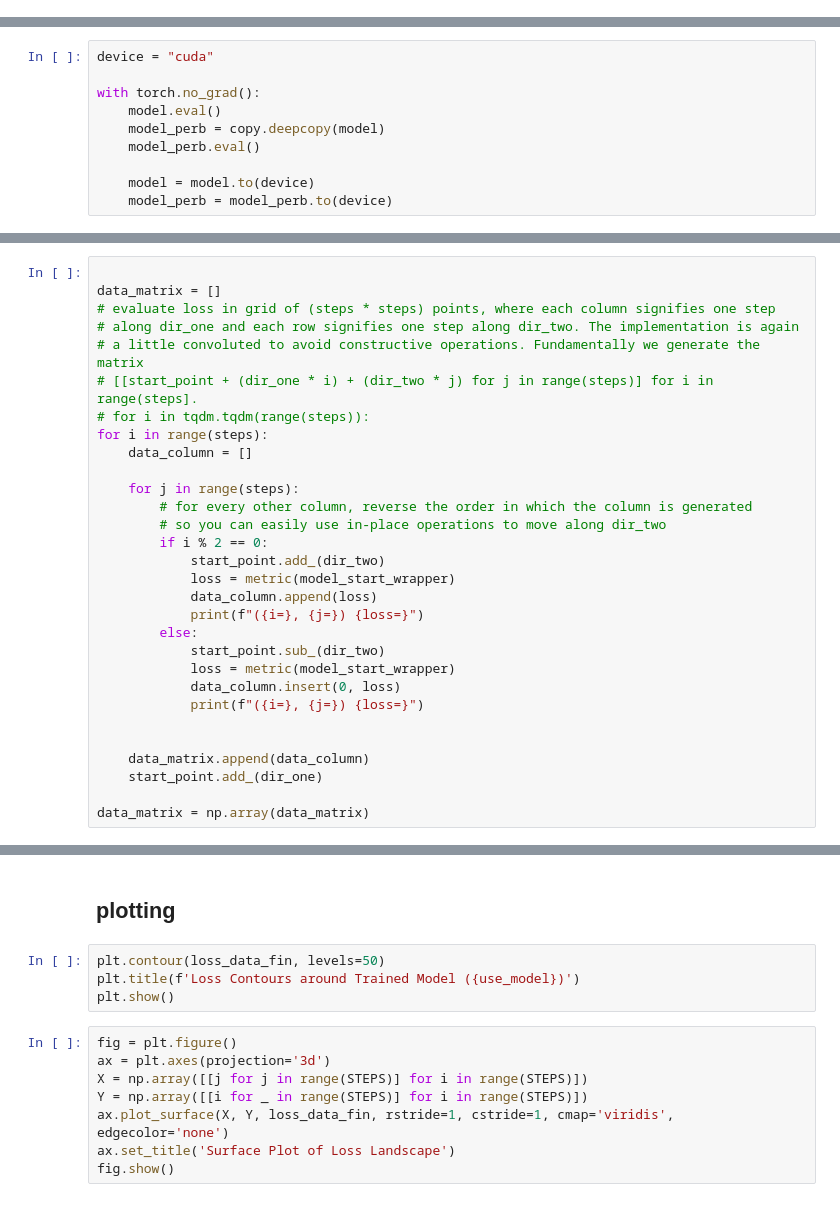
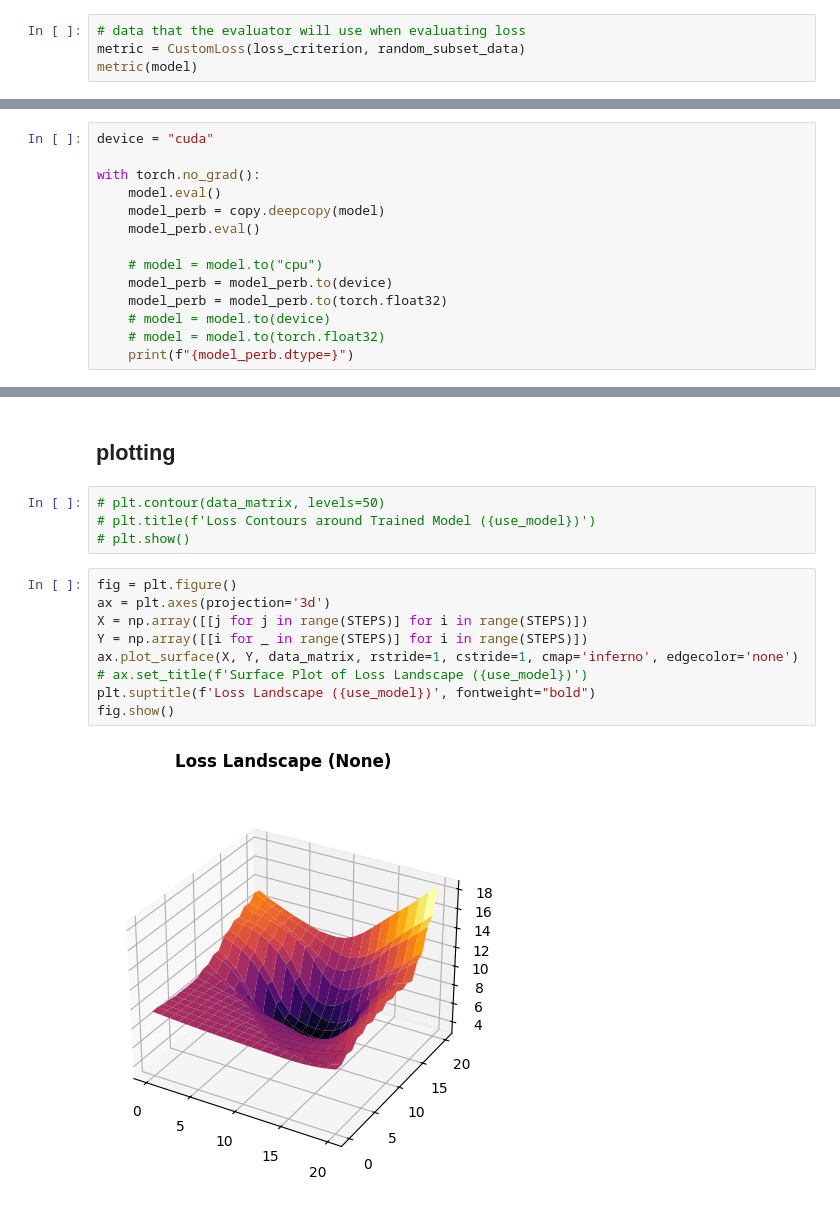
Before and after one commit to msakarvadia/memorization, a Jupyter notebook: figs/vis/loss_landscapes_2d.ipynb, the cells around one changed output, grey strips where cells are left out. Cells and saved outputs as stored; diff of their text form.

Commit message:
fix inf/nan issues (use float32)

```diff
--- a/figs/vis/loss_landscapes_2d.ipynb
+++ b/figs/vis/loss_landscapes_2d.ipynb
@@ -277,0 +287,4 @@ metric(model.to(device))
+# %%
+# data that the evaluator will use when evaluating loss
+metric = CustomLoss(loss_criterion, random_subset_data)
+metric(model)
@@ -283,5 +298,9 @@ with torch.no_grad():
     model_perb = copy.deepcopy(model)
     model_perb.eval()
 
-    model = model.to(device)
+    # model = model.to("cpu")
     model_perb = model_perb.to(device)
+    model_perb = model_perb.to(torch.float32)
+    # model = model.to(device)
+    # model = model.to(torch.float32)
+    print(f"{model_perb.dtype=}")
@@ -335,30 +325,0 @@ dir_one.parameters
-# %%
-
-data_matrix = []
-# evaluate loss in grid of (steps * steps) points, where each column signifies one step
-# along dir_one and each row signifies one step along dir_two. The implementation is again
-# a little convoluted to avoid constructive operations. Fundamentally we generate the matrix
-# [[start_point + (dir_one * i) + (dir_two * j) for j in range(steps)] for i in range(steps].
-# for i in tqdm.tqdm(range(steps)):
-for i in range(steps):
-    data_column = []
-
-    for j in range(steps):
-        # for every other column, reverse the order in which the column is generated
-        # so you can easily use in-place operations to move along dir_two
-        if i % 2 == 0:
-            start_point.add_(dir_two)
-            loss = metric(model_start_wrapper)
-            data_column.append(loss)
-            print(f"({i=}, {j=}) {loss=}")
-        else:
-            start_point.sub_(dir_two)
-            loss = metric(model_start_wrapper)
-            data_column.insert(0, loss)
-            print(f"({i=}, {j=}) {loss=}")
-
-
-    data_matrix.append(data_column)
-    start_point.add_(dir_one)
-
-data_matrix = np.array(data_matrix)
@@ -367,17 +335,20 @@ data_matrix
 # %% [markdown]
 ## plotting
 # %%
-plt.contour(loss_data_fin, levels=50)
-plt.title(f'Loss Contours around Trained Model ({use_model})')
-plt.show()
+# plt.contour(data_matrix, levels=50)
+# plt.title(f'Loss Contours around Trained Model ({use_model})')
+# plt.show()
 # %%
 fig = plt.figure()
 ax = plt.axes(projection='3d')
 X = np.array([[j for j in range(STEPS)] for i in range(STEPS)])
 Y = np.array([[i for _ in range(STEPS)] for i in range(STEPS)])
-ax.plot_surface(X, Y, loss_data_fin, rstride=1, cstride=1, cmap='viridis', edgecolor='none')
-ax.set_title('Surface Plot of Loss Landscape')
+ax.plot_surface(X, Y, data_matrix, rstride=1, cstride=1, cmap='inferno', edgecolor='none')
+# ax.set_title(f'Surface Plot of Loss Landscape ({use_model})')
+plt.suptitle(f'Loss Landscape ({use_model})', fontweight="bold")
 fig.show()
+# %% [output]
+[figure, added]
 # %%
 # for creating a responsive plot
 # %matplotlib widget
```
Also changed, not shown: parts of 27 cells of this notebook.
